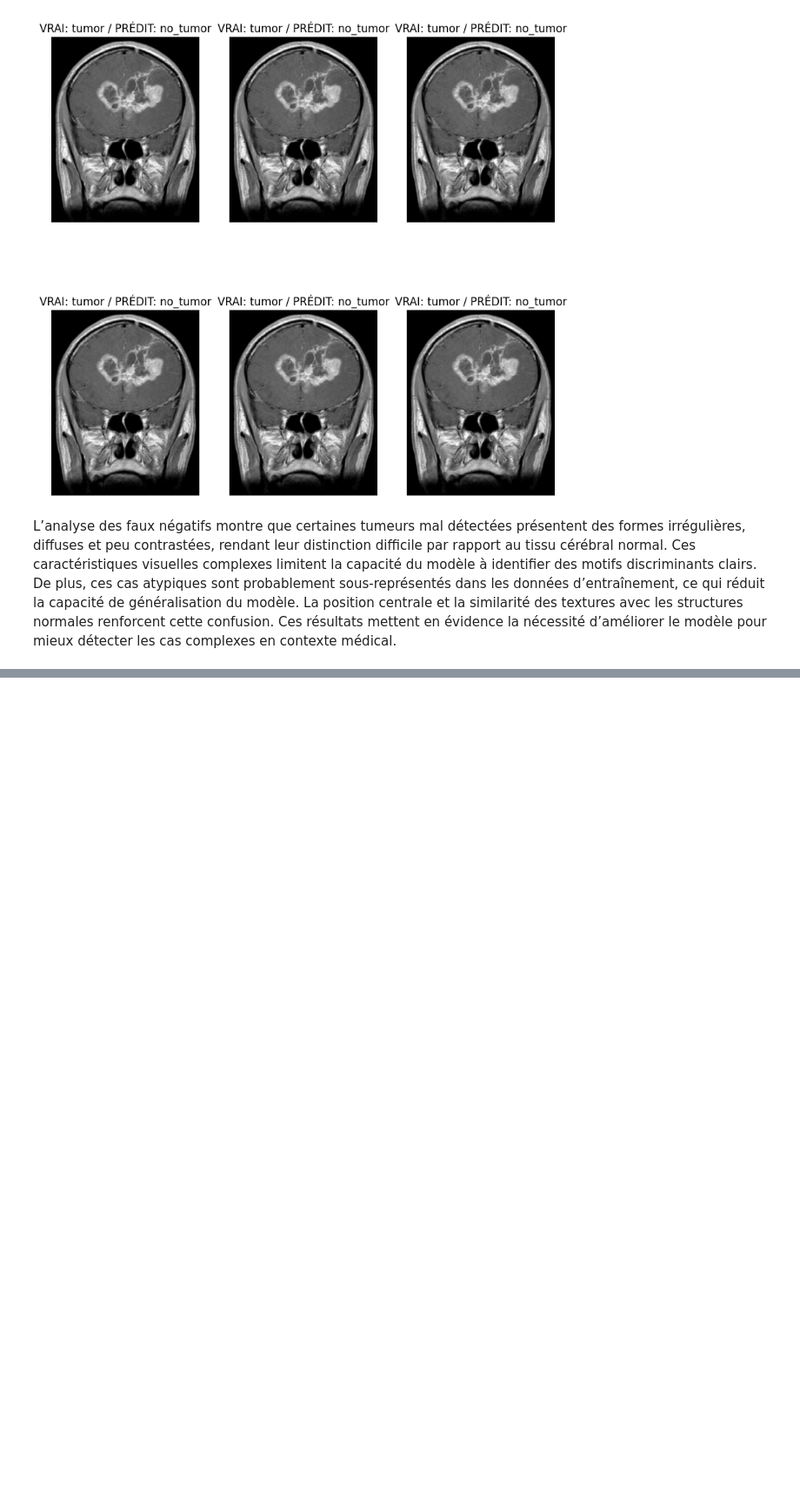
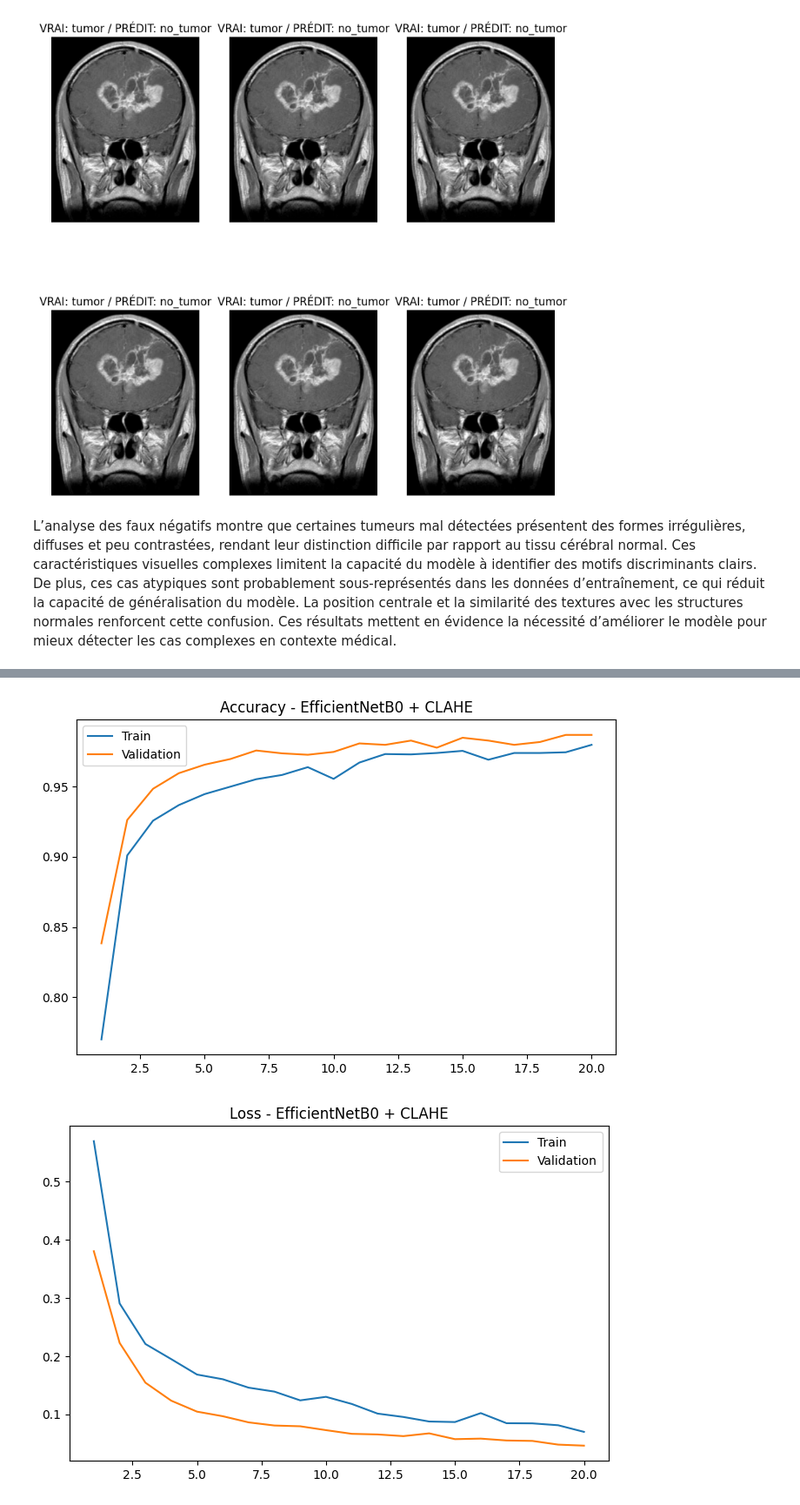
Before and after one commit to carolembomegni/Projet_SD_Detection_Tumeurs, a Jupyter notebook: Chargement_dataset.ipynb, the cells around one changed output, grey strips where cells are left out. Shown at 87% size. Cells and saved outputs as stored; diff of their text form; code cells hidden in the pictures; blank space fills up the shorter version.

```diff
--- a/Chargement_dataset.ipynb
+++ b/Chargement_dataset.ipynb
@@ -916,0 +1340,20 @@ L’analyse des faux négatifs montre que certaines tumeurs mal détectées pré
+# %%
+# callsbacks
+from tensorflow.keras.callbacks import EarlyStopping, ReduceLROnPlateau, ModelCheckpoint
+
+callbacks = [
+    EarlyStopping(monitor="val_loss", patience=5, restore_best_weights=True),
+    ReduceLROnPlateau(monitor="val_loss", factor=0.5, patience=3, verbose=1),
+    ModelCheckpoint("/content/efficientnet_clahe_best.keras", save_best_only=True)
+]
+# %%
+# Entrainement
+class_weight = {0: 1.0, 1: 1.5}
+
+history = model.fit(
+    train_ds,
+    validation_data=val_ds,
+    epochs=20,
+    callbacks=callbacks,
+    class_weight=class_weight
+)
@@ -916,0 +1378,26 @@ L’analyse des faux négatifs montre que certaines tumeurs mal détectées pré
+# %%
+import matplotlib.pyplot as plt
+
+acc = history.history["accuracy"]
+val_acc = history.history["val_accuracy"]
+loss = history.history["loss"]
+val_loss = history.history["val_loss"]
+
+epochs_range = range(1, len(acc) + 1)
+
+plt.figure(figsize=(8, 5))
+plt.plot(epochs_range, acc, label="Train")
+plt.plot(epochs_range, val_acc, label="Validation")
+plt.title("Accuracy - EfficientNetB0 + CLAHE")
+plt.legend()
+plt.show()
+
+plt.figure(figsize=(8, 5))
+plt.plot(epochs_range, loss, label="Train")
+plt.plot(epochs_range, val_loss, label="Validation")
+plt.title("Loss - EfficientNetB0 + CLAHE")
+plt.legend()
+plt.show()
+# %% [output]
+[figure, added]
+[figure, added]
```
Also changed, not shown: parts of 15 cells of this notebook.
